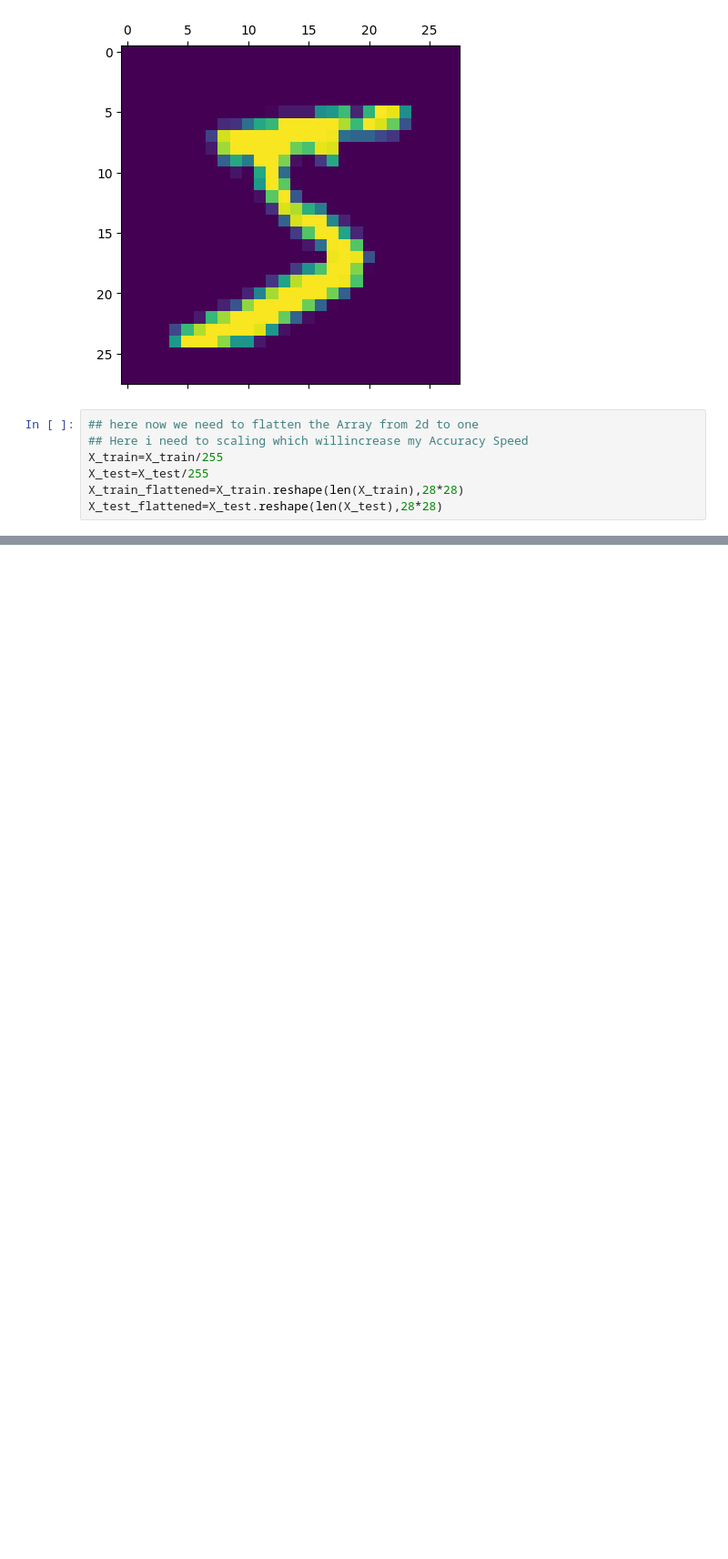
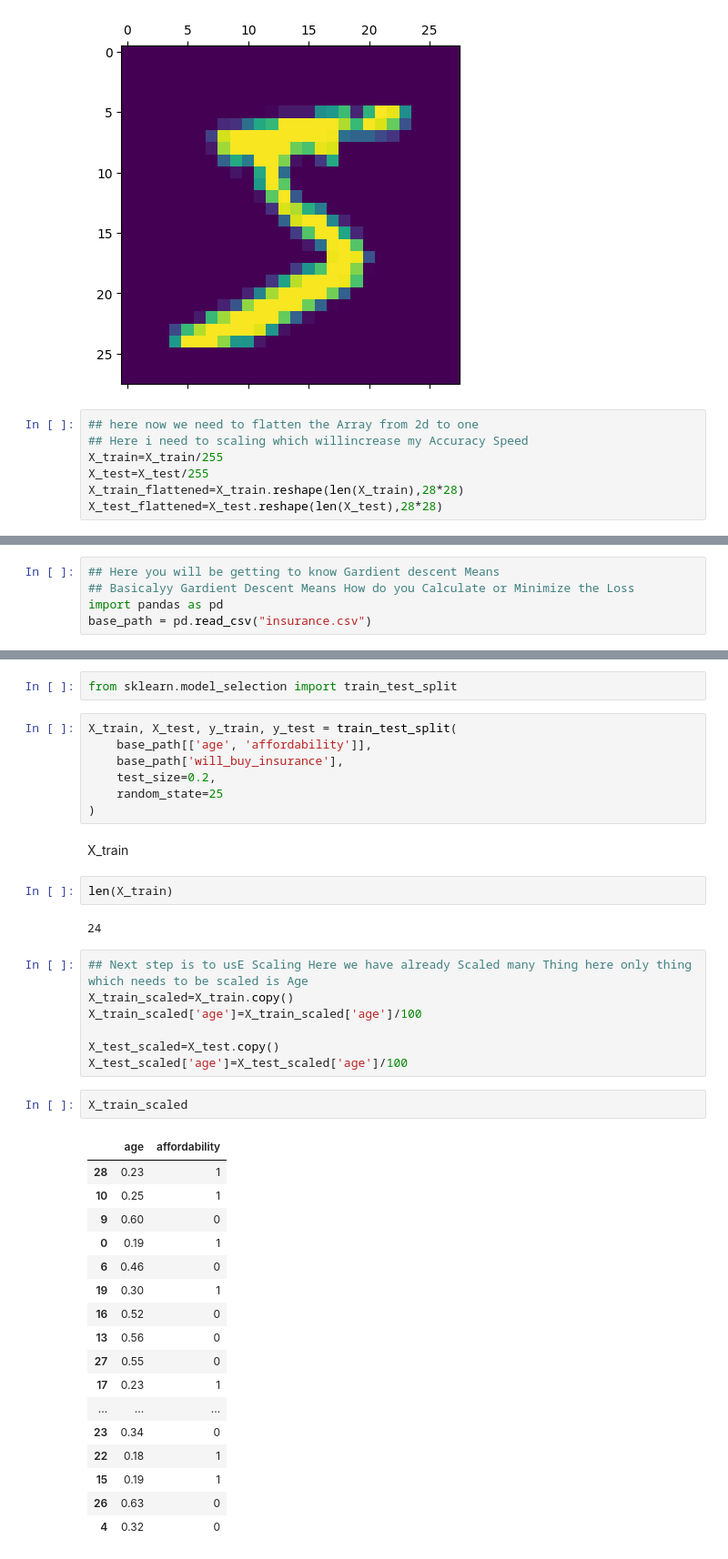
Before and after one commit to GowdaHemannth/Deep-Learning-ML, a Jupyter notebook: Untitled.ipynb, the cells around one changed output, grey strips where cells are left out. Shown at 91% size. Saved outputs shown, nothing was run; the diff lists cells and outputs as text; blank space fills up the shorter version.

```diff
--- a/Untitled.ipynb
+++ b/Untitled.ipynb
@@ -93,0 +102,5 @@ model.evaluate(X_test_flattened,y_test)
+# %%
+## Here you will be getting to know Gardient descent Means
+## Basicalyy Gardient Descent Means How do you Calculate or Minimize the Loss
+import pandas as pd
+base_path = pd.read_csv("insurance.csv")
@@ -93,0 +124,42 @@ model.evaluate(X_test_flattened,y_test)
+# %%
+from sklearn.model_selection import train_test_split
+# %%
+X_train, X_test, y_train, y_test = train_test_split(
+    base_path[['age', 'affordability']],
+    base_path['will_buy_insurance'],
+    test_size=0.2,
+    random_state=25
+)
+# %% [markdown]
+X_train
+# %%
+len(X_train)
+# %% [output]
+24
+# %%
+## Next step is to usE Scaling Here we have already Scaled many Thing here only thing which needs to be scaled is Age
+X_train_scaled=X_train.copy()
+X_train_scaled['age']=X_train_scaled['age']/100
+
+X_test_scaled=X_test.copy()
+X_test_scaled['age']=X_test_scaled['age']/100
+# %%
+X_train_scaled
+# %% [output]
+|  | age | affordability |
+| 28 | 0.23 | 1 |
+| 10 | 0.25 | 1 |
+| 9 | 0.60 | 0 |
+| 0 | 0.19 | 1 |
+| 6 | 0.46 | 0 |
+| 19 | 0.30 | 1 |
+| 16 | 0.52 | 0 |
+| 13 | 0.56 | 0 |
+| 27 | 0.55 | 0 |
+| 17 | 0.23 | 1 |
+| ... | ... | ... |
+| 23 | 0.34 | 0 |
+| 22 | 0.18 | 1 |
+| 15 | 0.19 | 1 |
+| 26 | 0.63 | 0 |
+| 4 | 0.32 | 0 |
```
Also changed, not shown: parts of 25 cells of this notebook, 2 other files.
